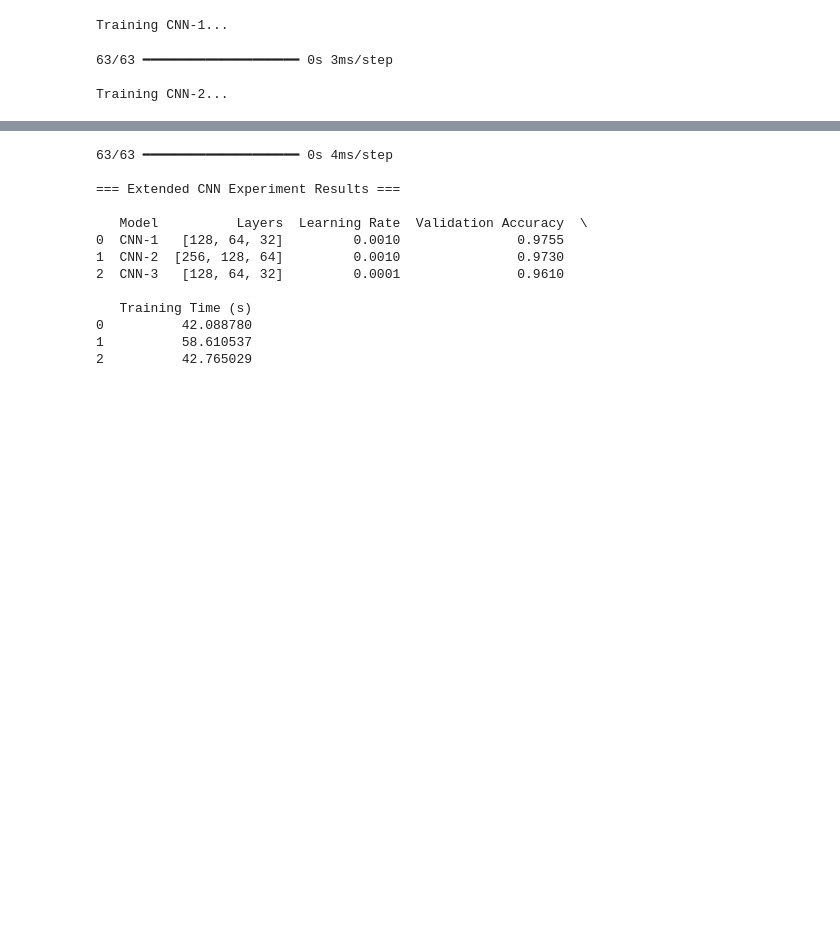
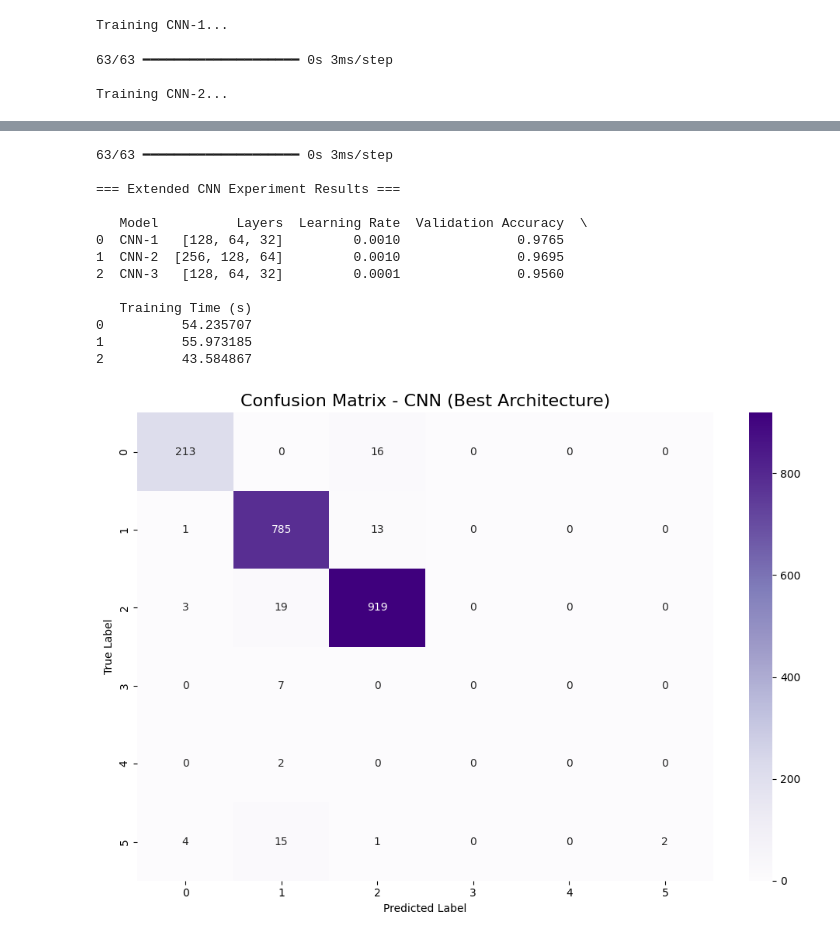
Before and after one commit to vanesarama/MachineLearningExercise0, a Jupyter notebook: CNN_Loan.ipynb, the cells around one changed output, grey strips where cells are left out. Drawn from its saved outputs; the diff is of its cells as text; code cells hidden in the pictures; blank space fills up the shorter version.

```diff
--- a/CNN_Loan.ipynb
+++ b/CNN_Loan.ipynb
@@ -116,6 +116,21 @@ cnn_results_df = pd.DataFrame(cnn_results)
 # Display the summary
 print("\n=== Extended CNN Experiment Results ===\n")
 print(cnn_results_df)
+
+from sklearn.metrics import confusion_matrix
+import seaborn as sns
+import matplotlib.pyplot as plt
+import numpy as np
+
+
+#Plot the confusion matrix
+plt.figure(figsize=(10, 7))
+sns.heatmap(cnn_cm, annot=True, fmt='d', cmap='Purples')
+plt.title('Confusion Matrix - CNN (Best Architecture)', fontsize=16)
+plt.xlabel('Predicted Label')
+plt.ylabel('True Label')
+plt.tight_layout()
+plt.show()
 # %% [output]
 Training CNN-1...
 63/63 ━━━━━━━━━━━━━━━━━━━━ 0s 3ms/step
@@ -125,15 +140,16 @@ Training CNN-2...
 
 Training CNN-3...
-63/63 ━━━━━━━━━━━━━━━━━━━━ 0s 4ms/step
+63/63 ━━━━━━━━━━━━━━━━━━━━ 0s 3ms/step
 
 === Extended CNN Experiment Results ===
 
    Model          Layers  Learning Rate  Validation Accuracy  \
-0  CNN-1   [128, 64, 32]         0.0010               0.9755
-1  CNN-2  [256, 128, 64]         0.0010               0.9730
-2  CNN-3   [128, 64, 32]         0.0001               0.9610
+0  CNN-1   [128, 64, 32]         0.0010               0.9765
+1  CNN-2  [256, 128, 64]         0.0010               0.9695
+2  CNN-3   [128, 64, 32]         0.0001               0.9560
 
    Training Time (s)
-0          42.088780
-1          58.610537
-2          42.765029
+0          54.235707
+1          55.973185
+2          43.584867
+[figure, added]
```
Also changed, not shown: parts of 1 cell of this notebook.
